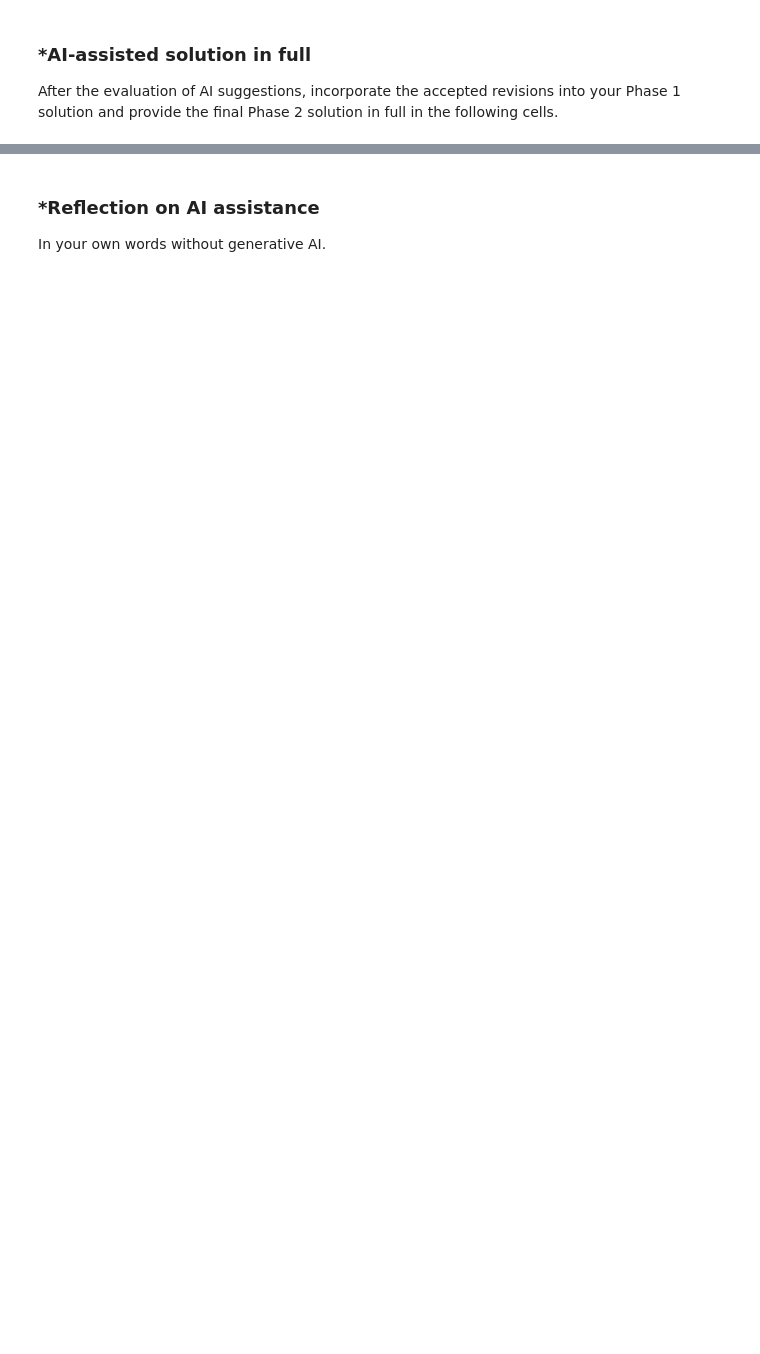
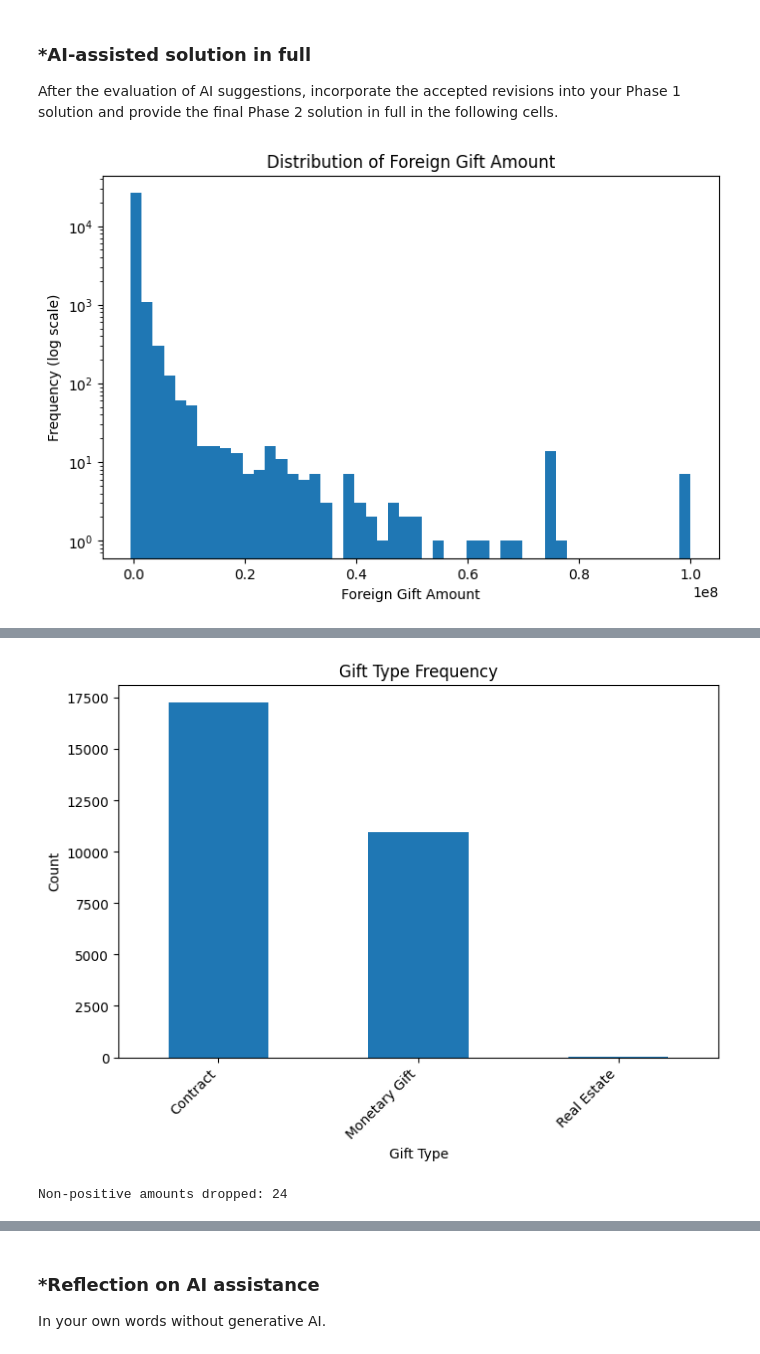
Before and after one commit to Carter-Shaffer/A01-data-wrangling, a Jupyter notebook: A02_Data_Visualization.ipynb, the cells around one changed output, grey strips where cells are left out. Drawn from its saved outputs; the diff is of its cells as text; code cells hidden in the pictures; blank space fills up the shorter version.

```diff
--- a/A02_Data_Visualization.ipynb
+++ b/A02_Data_Visualization.ipynb
@@ -152,0 +186,72 @@ After the evaluation of AI suggestions, incorporate the accepted revisions into
+# %%
+# Question 2:
+
+
+import pandas as pd
+import numpy as np
+import matplotlib.pyplot as plt
+import seaborn as sns
+
+# Load foreign gifts dataset
+df = pd.read_csv('ForeignGifts_edu.csv')
+df.head()
+
+# Histogram of Foreign Gift Amount
+plt.figure(figsize=(8,5))
+plt.hist(df['Foreign Gift Amount'], bins=50)
+plt.yscale('log')
+plt.xlabel('Foreign Gift Amount')
+plt.ylabel('Frequency (log scale)')
+plt.title('Distribution of Foreign Gift Amount')
+plt.show()
+
+df['Foreign Gift Amount'].describe()
+
+# Counts and proportions of each Gift Type
+gift_type_counts = df['Gift Type'].value_counts()
+print(gift_type_counts)
+
+gift_type_props = df['Gift Type'].value_counts(normalize=True)
+print(gift_type_props)
+
+# Bar chart of Gift Type frequency
+gift_type_counts.plot(kind='bar', figsize=(8,5))
+plt.ylabel('Count')
+plt.title('Gift Type Frequency')
+plt.xticks(rotation=45, ha='right')
+plt.show()
+
+# Check how many gift amounts are zero or negative, then filter them out
+n_bad = (df['Foreign Gift Amount'] <= 0).sum()
+print(f'Non-positive amounts dropped: {n_bad}')
+
+df_pos = df[df['Foreign Gift Amount'] > 0].copy()
+df_pos['log_amount'] = np.log(df_pos['Foreign Gift Amount'])
+
+# Overall KDE of log gift amount
+plt.figure(figsize=(8,5))
+sns.kdeplot(data=df_pos, x='log_amount')
+plt.xlabel('log(Foreign Gift Amount)')
+plt.title('KDE of Log Gift Amount')
+plt.show()
+
+# KDE of log gift amount, split by Gift Type
+plt.figure(figsize=(8,5))
+sns.kdeplot(data=df_pos, x='log_amount', hue='Gift Type', common_norm=False)
+plt.xlabel('log(Foreign Gift Amount)')
+plt.title('KDE of Log Gift Amount by Gift Type')
+plt.show()
+
+# Top 15 countries by number of gifts
+top15_count = df.groupby('Country of Giftor')['Foreign Gift Amount'].count().sort_values(ascending=False).head(15)
+print(top15_count)
+
+# Top 15 countries by total gift amount
+top15_amount = df.groupby('Country of Giftor')['Foreign Gift Amount'].sum().sort_values(ascending=False).head(15)
+print(top15_amount)
+
+# Top 15 giftors by total amount given
+top_giftors = df.groupby('Giftor Name')['Foreign Gift Amount'].sum().sort_values(ascending=False).head(15)
+print(top_giftors)
+# %% [output]
+[figure, added]
@@ -152,0 +268,2 @@ After the evaluation of AI suggestions, incorporate the accepted revisions into
+[figure, added]
+Non-positive amounts dropped: 24
```
Also changed, not shown: parts of 11 cells of this notebook.
